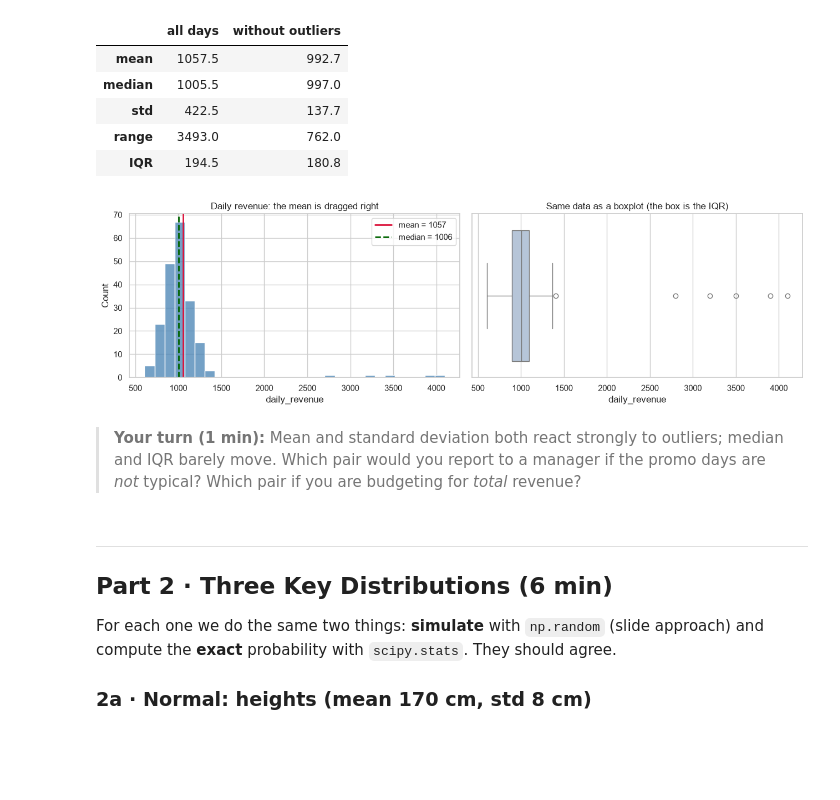
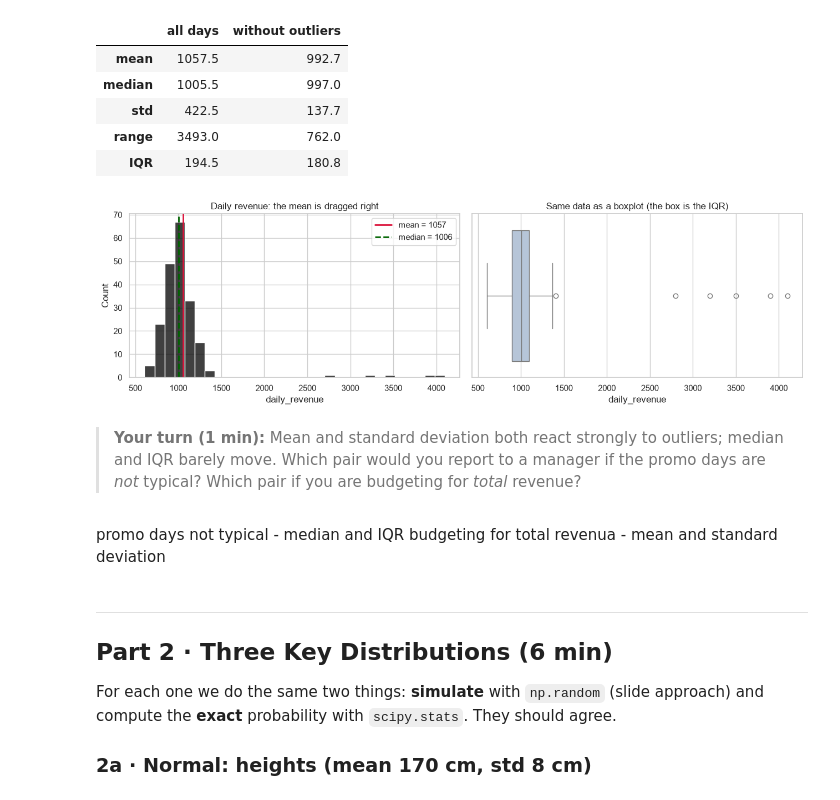
Before and after one commit to Wambura001/data_science_labs, a Jupyter notebook: SIRINCHA_WAMBURA_2317422.ipynb, the cells around one changed output. Saved outputs shown, nothing was run; the diff lists cells and outputs as text; code cells hidden in the pictures; blank space fills up the shorter version.

```diff
--- a/Tutorial_Week6-7_Statistics_Inference.ipynb
+++ b/SIRINCHA_WAMBURA_2317422.ipynb
@@ -117,19 +117,22 @@ Boxplot fences: [606, 1384]  ->  6 days flagged as outliers
 # %%
 fig, axes = plt.subplots(1, 2, figsize=(13, 4))
 
-sns.histplot(revenue, bins=30, ax=axes[0], color="steelblue")
+sns.histplot(revenue, bins=30, ax=axes[0], color="black")
 axes[0].axvline(revenue.mean(),   color="crimson", lw=2, label=f"mean = {revenue.mean():.0f}")
 axes[0].axvline(revenue.median(), color="darkgreen", lw=2, ls="--", label=f"median = {revenue.median():.0f}")
 axes[0].set_title("Daily revenue: the mean is dragged right")
 axes[0].legend()
 
 sns.boxplot(x=revenue, ax=axes[1], color="lightsteelblue")
 axes[1].set_title("Same data as a boxplot (the box is the IQR)")
 plt.tight_layout(); plt.show()
 # %% [output]
-[figure, old version]
+[figure, new version]
 # %% [markdown]
 > **Your turn (1 min):** Mean and standard deviation both react strongly to outliers; median and IQR barely move. Which pair would you report to a manager if the promo days are *not* typical? Which pair if you are budgeting for *total* revenue?
+# %% [markdown]
+promo days not typical - median and IQR
+budgeting for total revenua - mean and standard deviation
 # %% [markdown]
 ---
 ## Part 2 · Three Key Distributions  (6 min)
```
Also changed, not shown: parts of 3 cells of this notebook, 2 other files.
